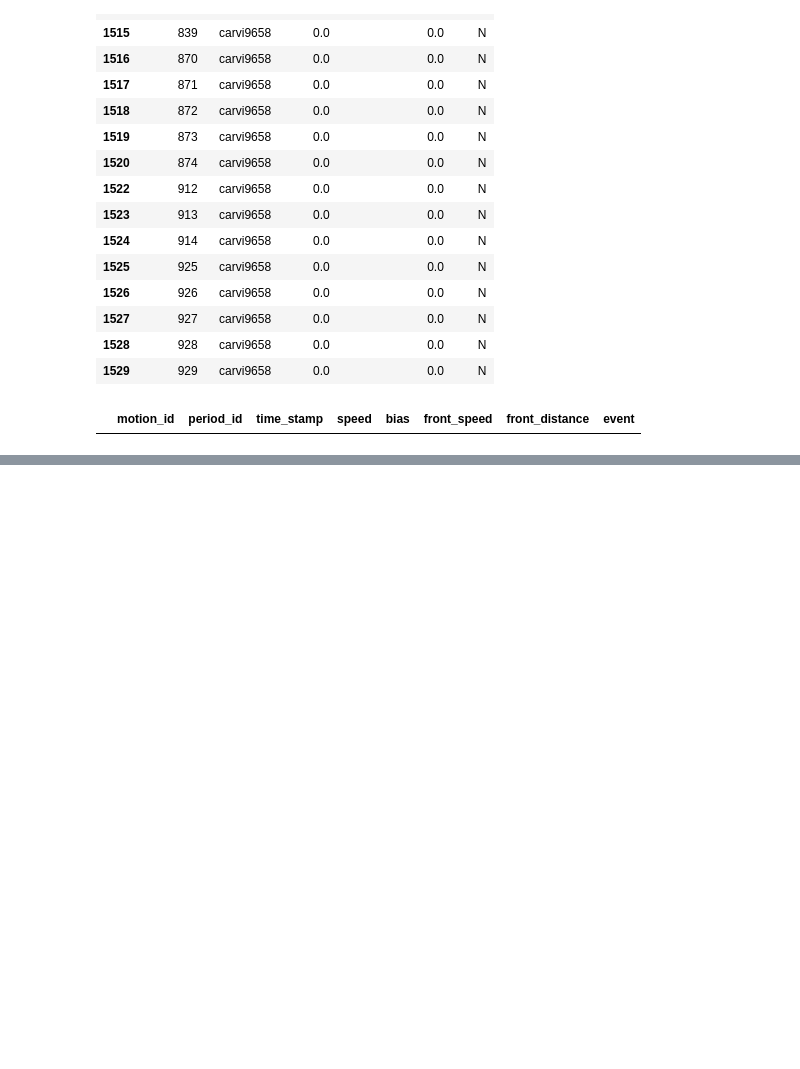
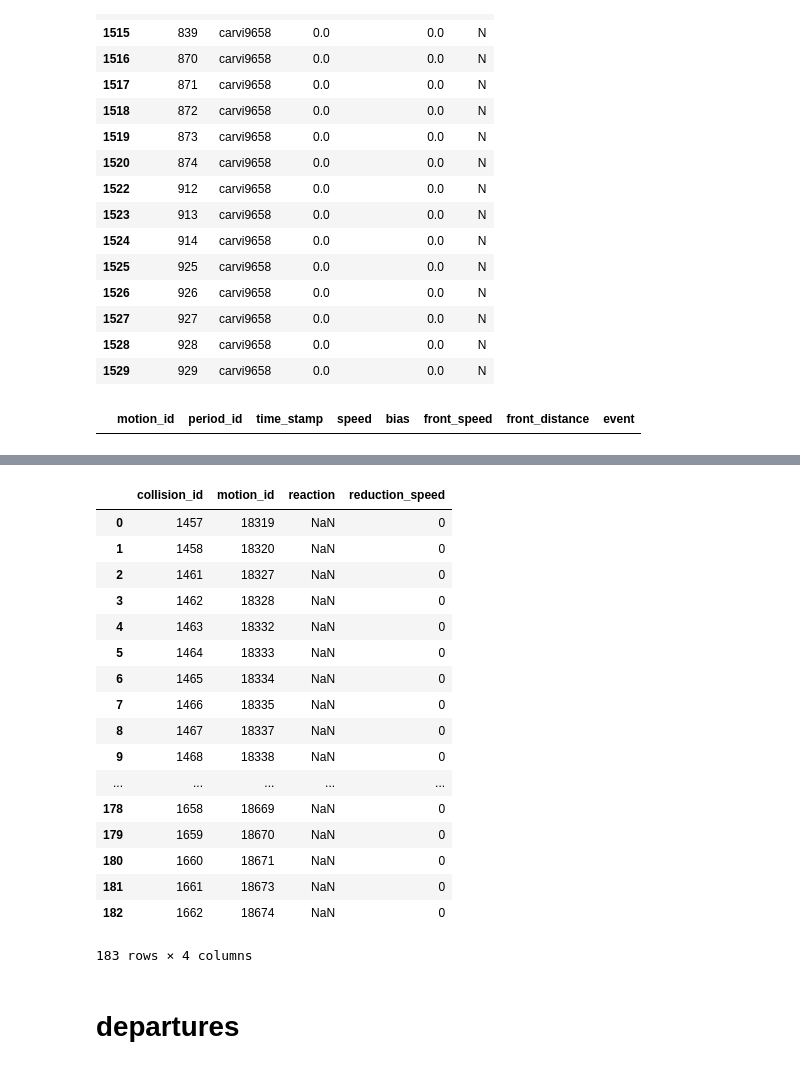
Before and after one commit to aching87/CarVi, a Jupyter notebook: Data_Integrity_Check.ipynb, the cells around one changed output, grey strips where cells are left out. Saved outputs shown, nothing was run; the diff lists cells and outputs as text; code cells hidden in the pictures; blank space fills up the shorter version.

```diff
--- a/Data_Integrity_Check.ipynb
+++ b/Data_Integrity_Check.ipynb
@@ -141,0 +219,2 @@ motions[~motions['period_id'].isin(periods['period_id'])]#check if all motions.p
+# %%
+collisions=pd.read_csv('collisions.csv').sort_values(['motion_id','collision_id'])
@@ -141,0 +233,23 @@ motions[~motions['period_id'].isin(periods['period_id'])]#check if all motions.p
+# %%
+collisions[~(collisions['reaction'].isin([1,2,3]))] # check reaction = [1,2,3]
+# %% [output]
+|  | collision_id | motion_id | reaction | reduction_speed |
+| 0 | 1457 | 18319 | NaN | 0 |
+| 1 | 1458 | 18320 | NaN | 0 |
+| 2 | 1461 | 18327 | NaN | 0 |
+| 3 | 1462 | 18328 | NaN | 0 |
+| 4 | 1463 | 18332 | NaN | 0 |
+| 5 | 1464 | 18333 | NaN | 0 |
+| 6 | 1465 | 18334 | NaN | 0 |
+| 7 | 1466 | 18335 | NaN | 0 |
+| 8 | 1467 | 18337 | NaN | 0 |
+| 9 | 1468 | 18338 | NaN | 0 |
+| ... | ... | ... | ... | ... |
+| 178 | 1658 | 18669 | NaN | 0 |
+| 179 | 1659 | 18670 | NaN | 0 |
+| 180 | 1660 | 18671 | NaN | 0 |
+| 181 | 1661 | 18673 | NaN | 0 |
+| 182 | 1662 | 18674 | NaN | 0 |
+183 rows × 4 columns
+# %% [markdown]
+# departures
```
Also changed, not shown: parts of 61 cells of this notebook.
